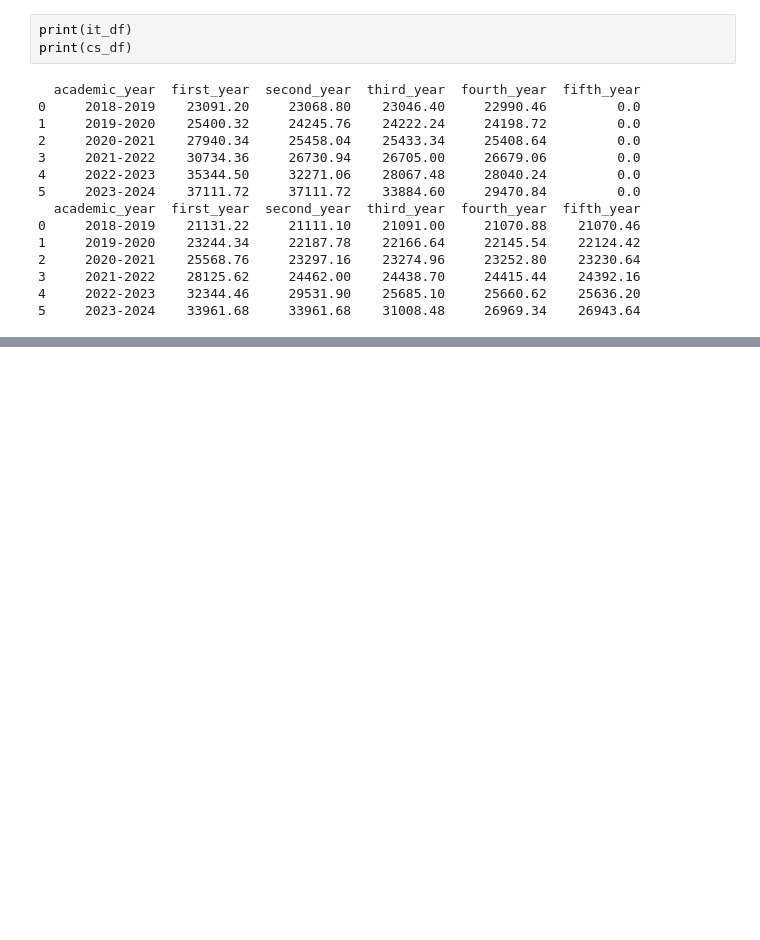
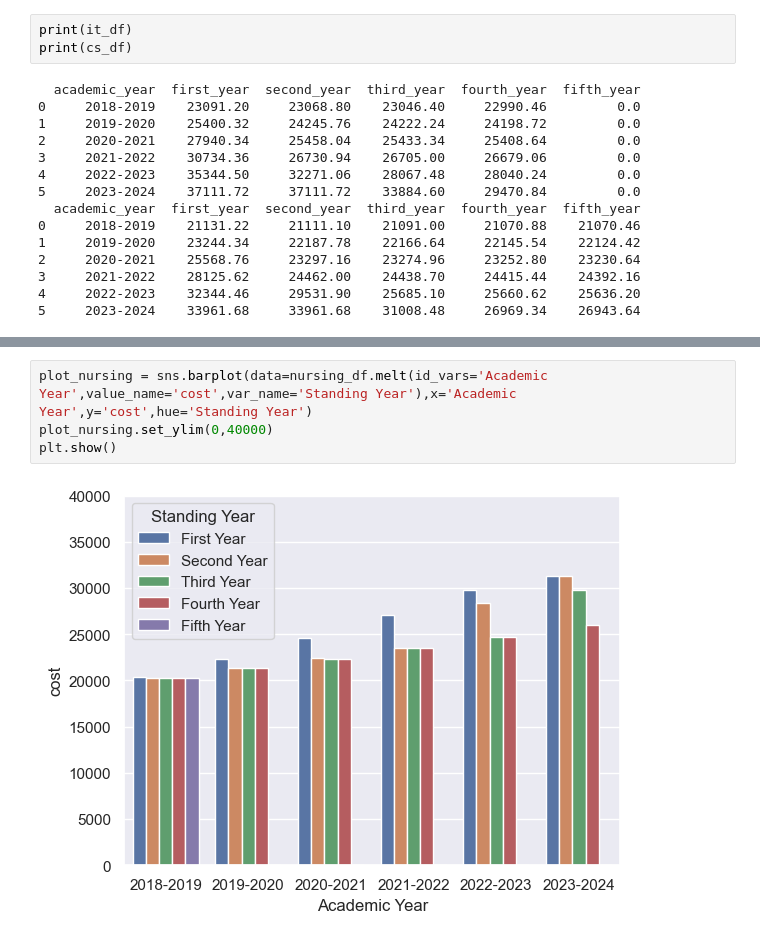
Before and after one commit to Sid-26/Ontario-Tech-International-Tuition-Statistics, a Jupyter notebook: stats.ipynb, the cells around one changed output, grey strips where cells are left out. Saved outputs shown, nothing was run; the diff lists cells and outputs as text; blank space fills up the shorter version.

```diff
--- a/stats.ipynb
+++ b/stats.ipynb
@@ -169,0 +198,6 @@ print(cs_df)
+# %%
+plot_nursing = sns.barplot(data=nursing_df.melt(id_vars='Academic Year',value_name='cost',var_name='Standing Year'),x='Academic Year',y='cost',hue='Standing Year')
+plot_nursing.set_ylim(0,40000)
+plt.show()
+# %% [output]
+[figure, added]
```
Also changed, not shown: parts of 14 cells of this notebook, 1 other file.
